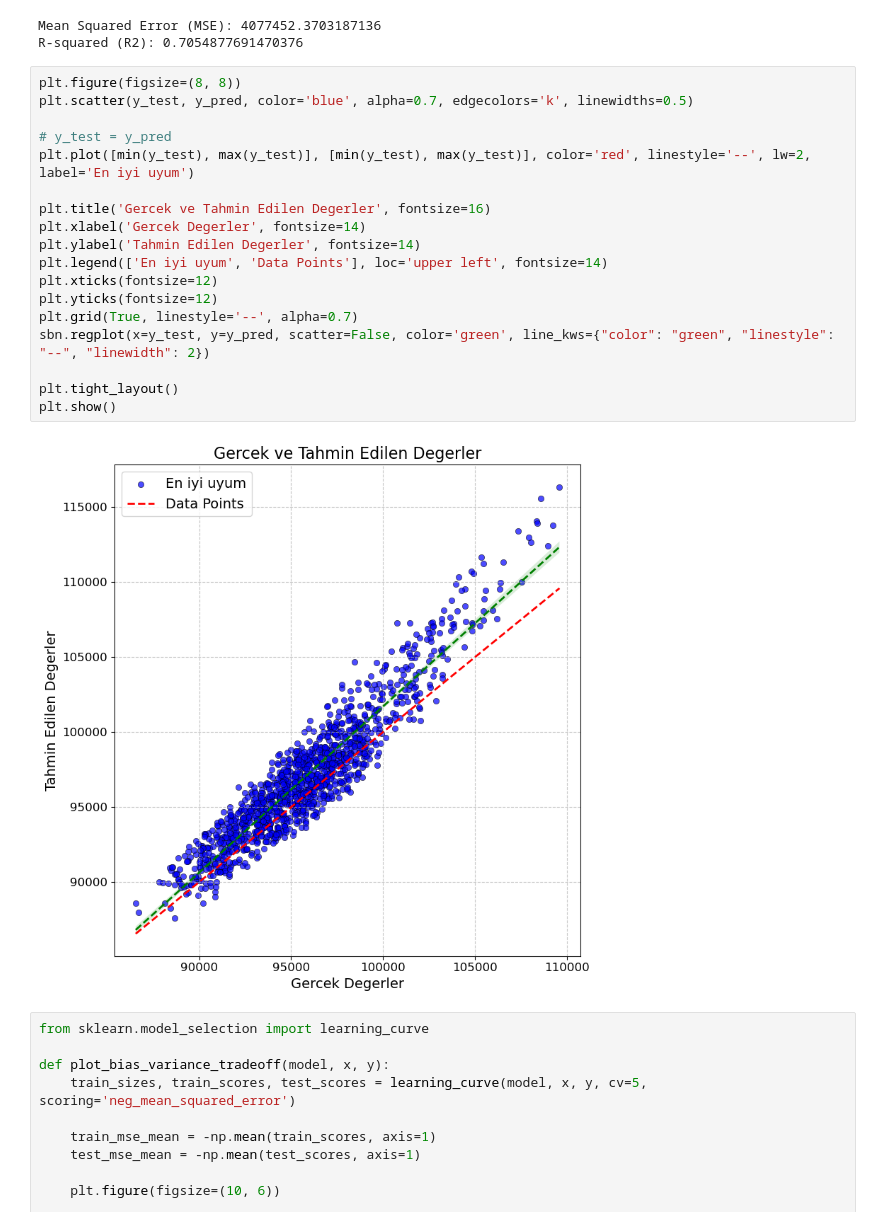
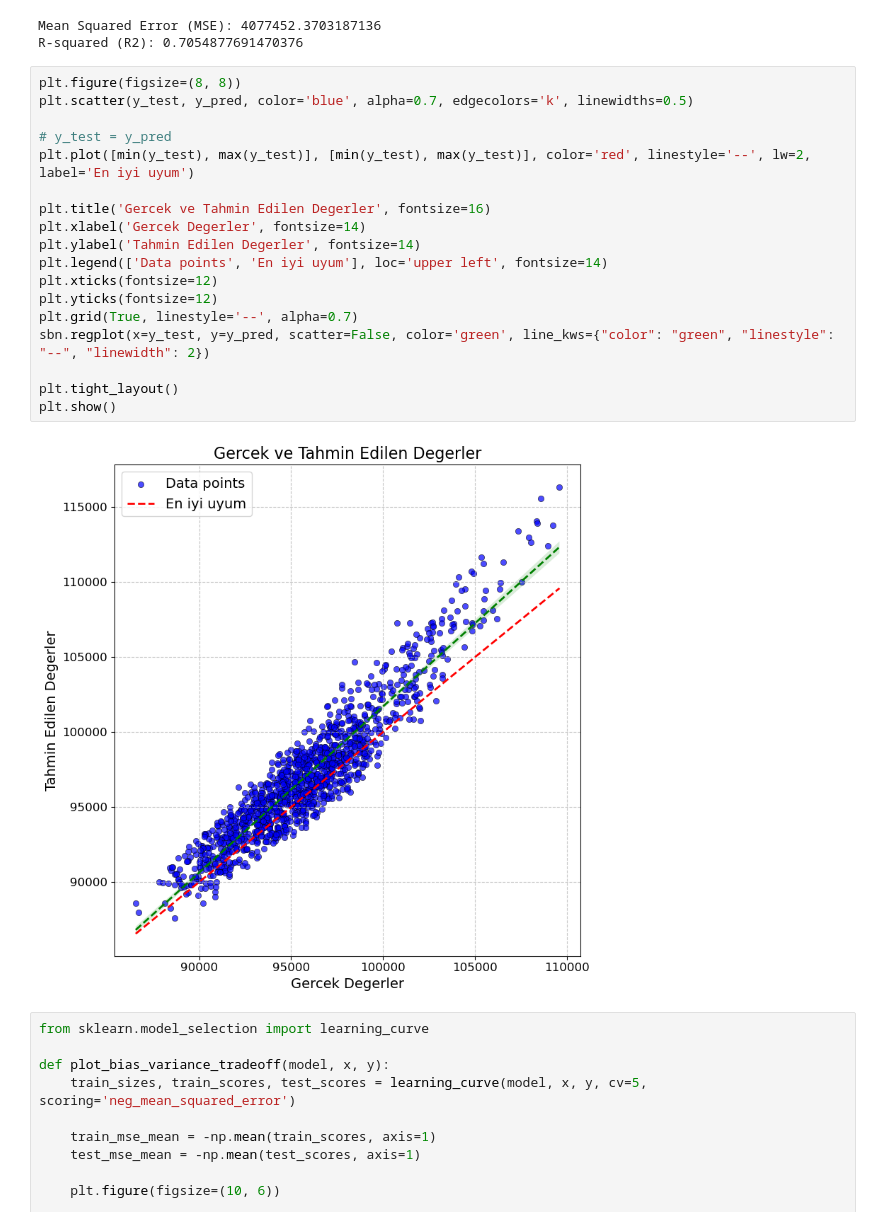
Before and after one commit to FeyzaKavak/Housing_Market_Prices_Analysis, a Jupyter notebook: House_Analysis/Housing_Market_Prices_Analysis.ipynb, the cells around one changed output. Saved outputs shown, nothing was run; the diff lists cells and outputs as text.

```diff
--- a/House_Analysis/Housing_Market_Prices_Analysis.ipynb
+++ b/House_Analysis/Housing_Market_Prices_Analysis.ipynb
@@ -261,23 +261,23 @@ R-squared (R2): 0.7054877691470376
 # %%
 plt.figure(figsize=(8, 8))
 plt.scatter(y_test, y_pred, color='blue', alpha=0.7, edgecolors='k', linewidths=0.5)
 
 # y_test = y_pred
 plt.plot([min(y_test), max(y_test)], [min(y_test), max(y_test)], color='red', linestyle='--', lw=2, label='En iyi uyum')
 
 plt.title('Gercek ve Tahmin Edilen Degerler', fontsize=16)
 plt.xlabel('Gercek Degerler', fontsize=14)
 plt.ylabel('Tahmin Edilen Degerler', fontsize=14)
-plt.legend(['En iyi uyum', 'Data Points'], loc='upper left', fontsize=14)
+plt.legend(['Data points', 'En iyi uyum'], loc='upper left', fontsize=14)
 plt.xticks(fontsize=12)
 plt.yticks(fontsize=12)
 plt.grid(True, linestyle='--', alpha=0.7)
 sbn.regplot(x=y_test, y=y_pred, scatter=False, color='green', line_kws={"color": "green", "linestyle": "--", "linewidth": 2})
 
 plt.tight_layout()
 plt.show()
 # %% [output]
-[figure, old version]
+[figure, new version]
 # %%
 from sklearn.model_selection import learning_curve
 
```
Also changed, not shown: parts of 1 cell of this notebook.
